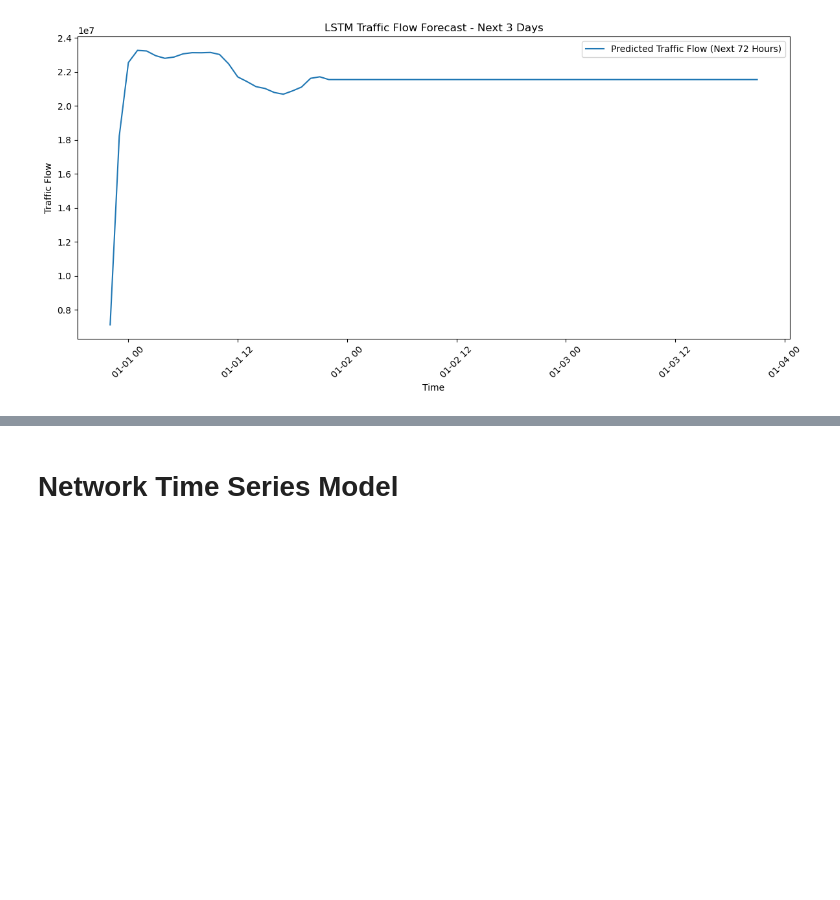
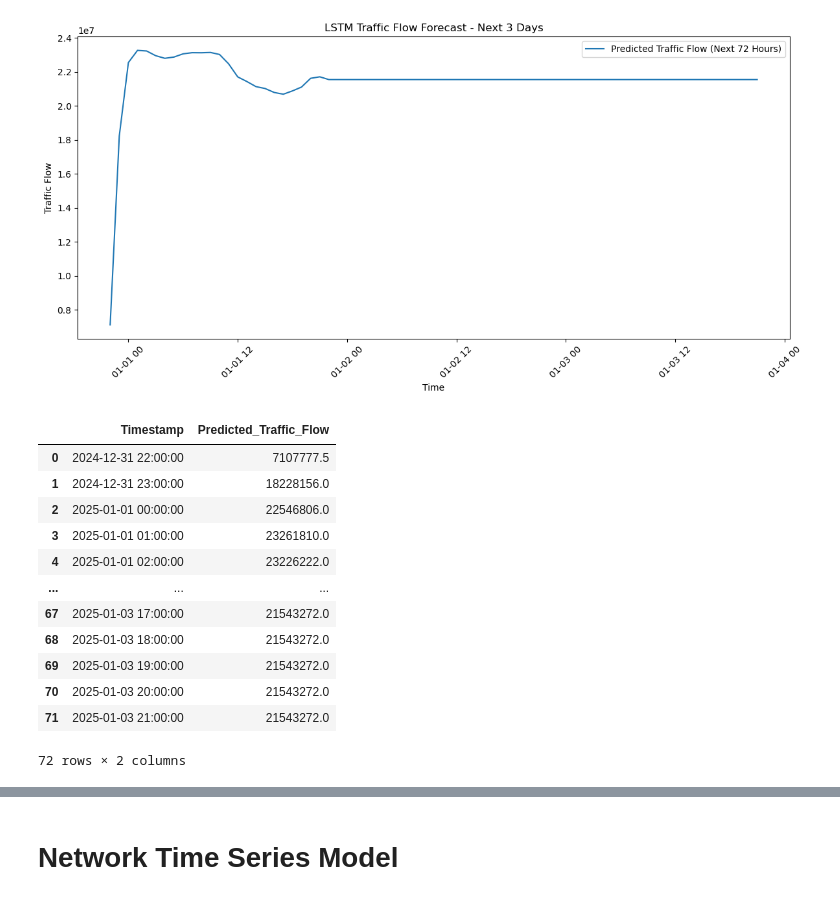
Before and after one commit to RichelCode/EV-Charging-Analysis, a Jupyter notebook: Final 3 months Analysis.ipynb, the cells around one changed output, grey strips where cells are left out. Drawn from its saved outputs; the diff is of its cells as text; code cells hidden in the pictures; blank space fills up the shorter version.

```diff
--- a/Final 3 months Analysis.ipynb
+++ b/Final 3 months Analysis.ipynb
@@ -1577,3 +1577,19 @@ Epoch 9/10
 Epoch 10/10
 94903/94903 ━━━━━━━━━━━━━━━━━━━━ 1032s 11ms/step - loss: 42187.0352 - val_loss: 40879.9648
 [figure]
+# %%
+forecast_df
+# %% [output]
+|  | Timestamp | Predicted_Traffic_Flow |
+| 0 | 2024-12-31 22:00:00 | 7107777.5 |
+| 1 | 2024-12-31 23:00:00 | 18228156.0 |
+| 2 | 2025-01-01 00:00:00 | 22546806.0 |
+| 3 | 2025-01-01 01:00:00 | 23261810.0 |
+| 4 | 2025-01-01 02:00:00 | 23226222.0 |
+| ... | ... | ... |
+| 67 | 2025-01-03 17:00:00 | 21543272.0 |
+| 68 | 2025-01-03 18:00:00 | 21543272.0 |
+| 69 | 2025-01-03 19:00:00 | 21543272.0 |
+| 70 | 2025-01-03 20:00:00 | 21543272.0 |
+| 71 | 2025-01-03 21:00:00 | 21543272.0 |
+72 rows × 2 columns
```
Also changed, not shown: parts of 4 cells of this notebook, 1 other file.
